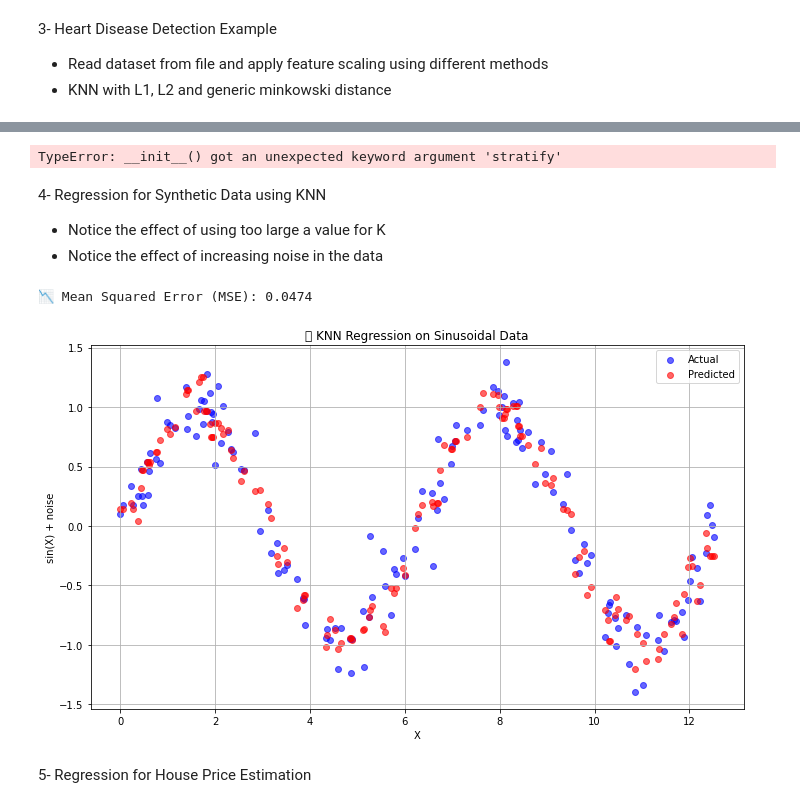
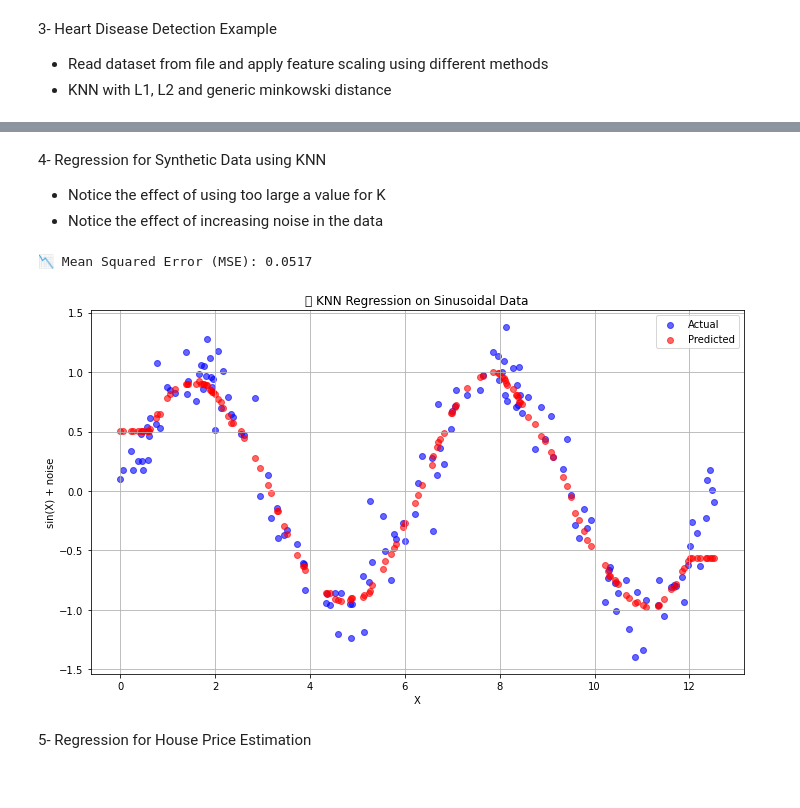
Before and after one commit to 4mbilal/MLexperiments, a Jupyter notebook: ML_Basics/Ex01_KNN_Classification_Regression.ipynb, the cells around one changed output, grey strips where cells are left out. Cells and saved outputs as stored; diff of their text form; code cells hidden in the pictures.

```diff
--- a/ML_Basics/Ex01_KNN_Classification_Regression.ipynb
+++ b/ML_Basics/Ex01_KNN_Classification_Regression.ipynb
@@ -207,54 +210,3 @@ Std Test Accuracy:      0.0495
-# %%
-import pandas as pd
-import numpy as np
-from sklearn.model_selection import KFold
-from sklearn.preprocessing import StandardScaler, MinMaxScaler, MaxAbsScaler
-from sklearn.neighbors import KNeighborsClassifier
-from sklearn.metrics import accuracy_score, classification_report
-
-# 1️⃣ Load dataset
-df = pd.read_csv('heart_disease.csv')
-X = df.iloc[:, :-1].values
-y = df.iloc[:, -1].values
-
-# 2️⃣ Feature scaling
-scaler = StandardScaler()
-# scaler = MinMaxScaler()
-# scaler = MaxAbsScaler()
-
-X_scaled = scaler.fit_transform(X)
-# X_scaled = X #Remove scaling for comparison
-
-# 3️⃣ K-Fold setup
-k = 8
-kf = KFold(n_splits=k, shuffle=True, random_state=42)
-
-# 4️⃣ Cross-validation loop
-fold = 1
-accuracies = []
-
-for train_index, test_index in kf.split(X_scaled):
-    X_train, X_test = X_scaled[train_index], X_scaled[test_index]
-    y_train, y_test = y[train_index], y[test_index]
-
-    knn = KNeighborsClassifier(n_neighbors=71)
-    knn.fit(X_train, y_train)
-    y_pred = knn.predict(X_test)
-    # y_pred = knn.predict(X_train)
-
-    acc = accuracy_score(y_test, y_pred)
-    # acc = accuracy_score(y_train, y_pred)
-    accuracies.append(acc)
-
-    print(f"\n📁 Fold {fold} Accuracy: {acc:.4f}")
-    # print(classification_report(y_test, y_pred, digits=4))
-    fold += 1
-
-# 5️⃣ Summary
-print(f"\n📊 Mean Accuracy over {k} folds: {np.mean(accuracies):.4f}")
-print(f"📉 Standard Deviation: {np.std(accuracies):.4f}")
-# %% [output]
-TypeError: __init__() got an unexpected keyword argument 'stratify'
 # %% [markdown]
 4- Regression for Synthetic Data using KNN
 - Notice the effect of using too large a value for K
@@ -267,36 +219,36 @@ from sklearn.neighbors import KNeighborsRegressor
 from sklearn.metrics import mean_squared_error
 
 # 1️⃣ Generate synthetic sinusoidal data
 np.random.seed(42)
 X = np.linspace(0, 4 * np.pi, 500).reshape(-1, 1)
 y = np.sin(X).ravel() + 0.2 * np.random.normal(size=X.shape[0])  # add noise
 
 # 2️⃣ Split into train and test
 X_train, X_test, y_train, y_test = train_test_split(X, y, test_size=0.3, random_state=42)
 
 # 3️⃣ Apply KNN regression
-knn = KNeighborsRegressor(n_neighbors=3)
+knn = KNeighborsRegressor(n_neighbors=31)
 knn.fit(X_train, y_train)
 y_pred = knn.predict(X_test)
 
 # 4️⃣ Report MSE
 mse = mean_squared_error(y_test, y_pred)
 print(f"📉 Mean Squared Error (MSE): {mse:.4f}")
 
 # 5️⃣ Plot results
 plt.figure(figsize=(10, 6))
 plt.scatter(X_test, y_test, color='blue', label='Actual', alpha=0.6)
 plt.scatter(X_test, y_pred, color='red', label='Predicted', alpha=0.6)
 plt.title("🌊 KNN Regression on Sinusoidal Data")
 plt.xlabel("X")
 plt.ylabel("sin(X) + noise")
 plt.legend()
 plt.grid(True)
 plt.tight_layout()
 plt.show()
 # %% [output]
-📉 Mean Squared Error (MSE): 0.0474
+📉 Mean Squared Error (MSE): 0.0517
-[figure, old version]
+[figure, new version]
 # %% [markdown]
 5- Regression for House Price Estimation
 # %%
```
Also changed, not shown: parts of 2 cells of this notebook.
